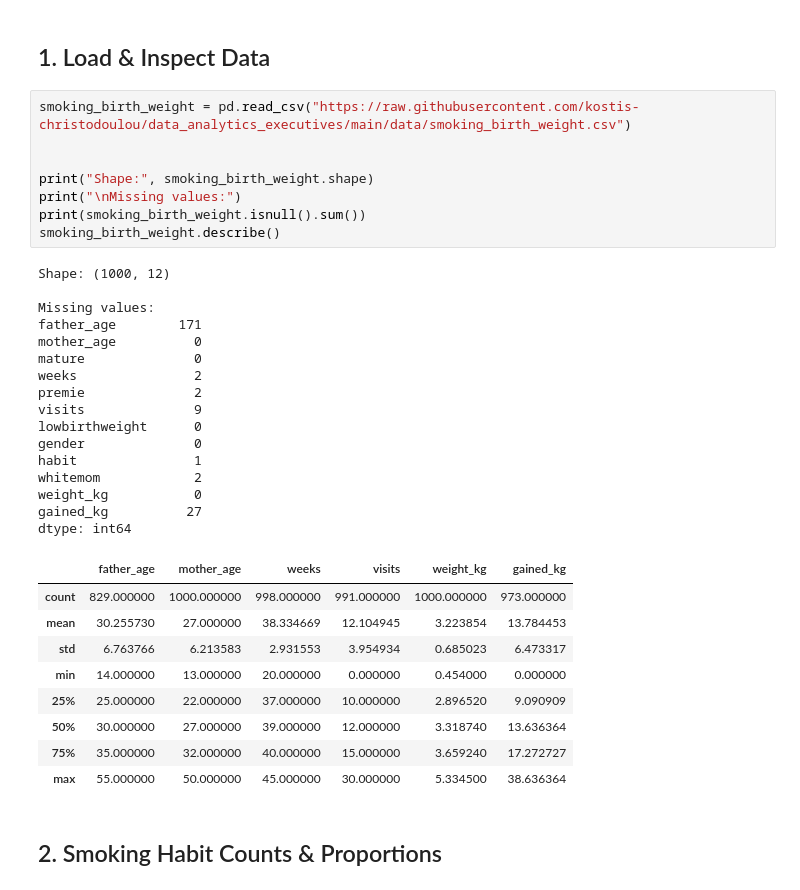
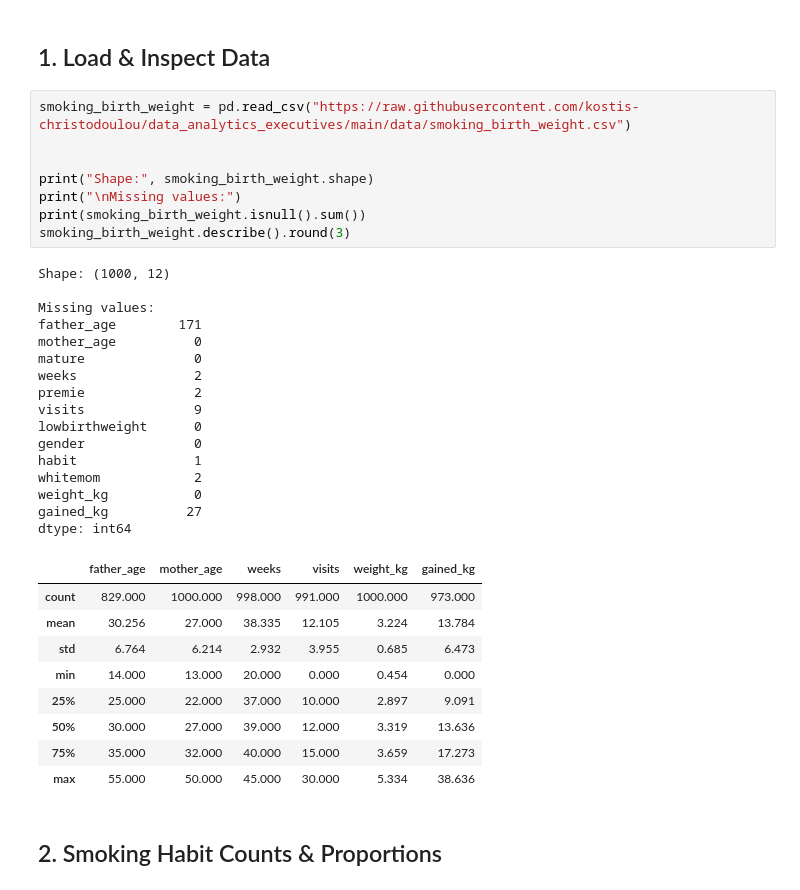
Before and after one commit to kostis-christodoulou/data_analytics_executives, a Jupyter notebook: session04/01_smoking_birth_weight.ipynb, the cells around one changed output. Drawn from its saved outputs; the diff is of its cells as text.

```diff
--- a/session04/01_smoking_birth_weight.ipynb
+++ b/session04/01_smoking_birth_weight.ipynb
@@ -119,37 +142,37 @@ print("✅ Helper functions defined.")
 # %%
 smoking_birth_weight = pd.read_csv("https://raw.githubusercontent.com/kostis-christodoulou/data_analytics_executives/main/data/smoking_birth_weight.csv")
 
 
 print("Shape:", smoking_birth_weight.shape)
 print("\nMissing values:")
 print(smoking_birth_weight.isnull().sum())
-smoking_birth_weight.describe()
+smoking_birth_weight.describe().round(3)
 # %% [output]
 Shape: (1000, 12)
 
 Missing values:
 father_age        171
 mother_age          0
 mature              0
 weeks               2
 premie              2
 visits              9
 lowbirthweight      0
 gender              0
 habit               1
 whitemom            2
 weight_kg           0
 gained_kg          27
 dtype: int64
 |  | father_age | mother_age | weeks | visits | weight_kg | gained_kg |
-| count | 829.000000 | 1000.000000 | 998.000000 | 991.000000 | 1000.000000 | 973.000000 |
-| mean | 30.255730 | 27.000000 | 38.334669 | 12.104945 | 3.223854 | 13.784453 |
-| std | 6.763766 | 6.213583 | 2.931553 | 3.954934 | 0.685023 | 6.473317 |
-| min | 14.000000 | 13.000000 | 20.000000 | 0.000000 | 0.454000 | 0.000000 |
-| 25% | 25.000000 | 22.000000 | 37.000000 | 10.000000 | 2.896520 | 9.090909 |
-| 50% | 30.000000 | 27.000000 | 39.000000 | 12.000000 | 3.318740 | 13.636364 |
-| 75% | 35.000000 | 32.000000 | 40.000000 | 15.000000 | 3.659240 | 17.272727 |
-| max | 55.000000 | 50.000000 | 45.000000 | 30.000000 | 5.334500 | 38.636364 |
+| count | 829.000 | 1000.000 | 998.000 | 991.000 | 1000.000 | 973.000 |
+| mean | 30.256 | 27.000 | 38.335 | 12.105 | 3.224 | 13.784 |
+| std | 6.764 | 6.214 | 2.932 | 3.955 | 0.685 | 6.473 |
+| min | 14.000 | 13.000 | 20.000 | 0.000 | 0.454 | 0.000 |
+| 25% | 25.000 | 22.000 | 37.000 | 10.000 | 2.897 | 9.091 |
+| 50% | 30.000 | 27.000 | 39.000 | 12.000 | 3.319 | 13.636 |
+| 75% | 35.000 | 32.000 | 40.000 | 15.000 | 3.659 | 17.273 |
+| max | 55.000 | 50.000 | 45.000 | 30.000 | 5.334 | 38.636 |
 # %% [markdown]
 ## 2. Smoking Habit Counts & Proportions
 # %%
```
Also changed, not shown: parts of 7 cells of this notebook, 4 other files.
